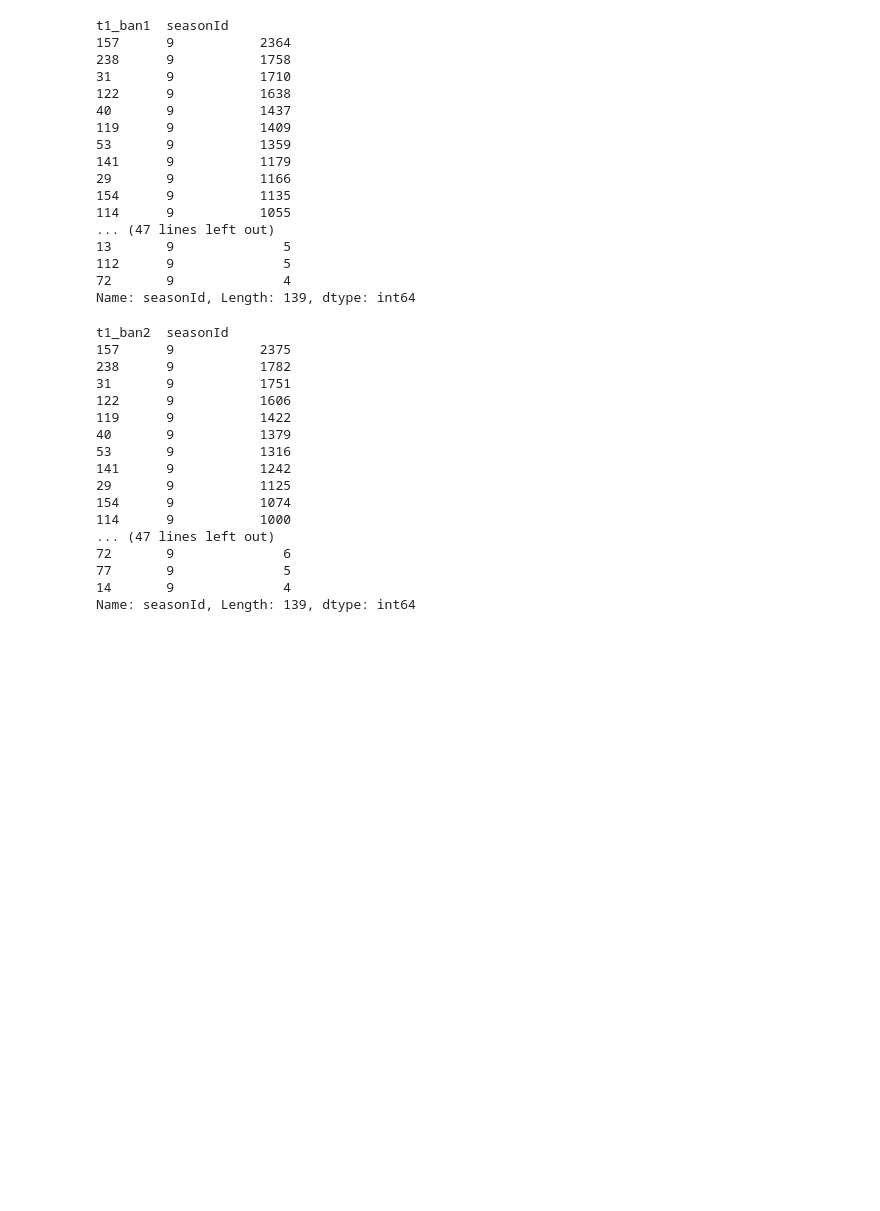
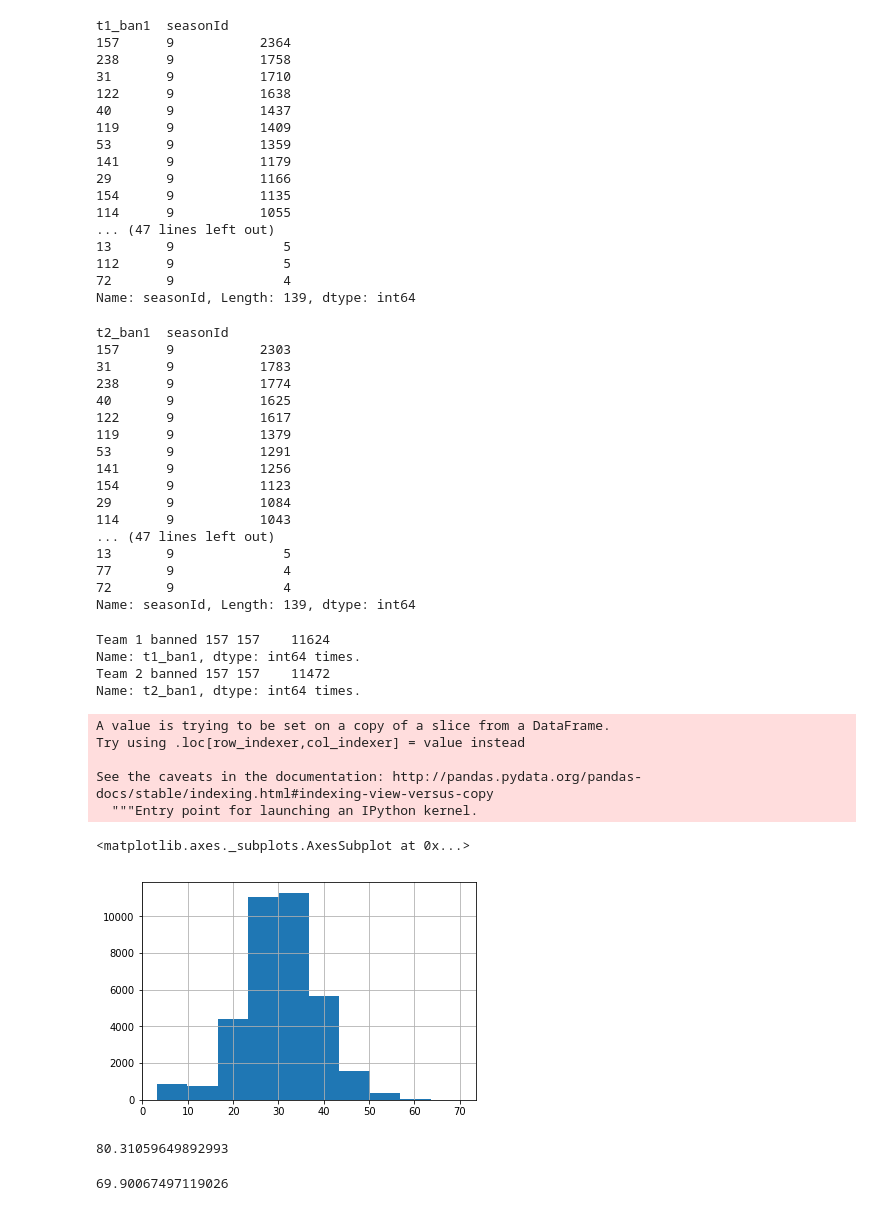
Before and after one commit to Kristian-Roopnarine/ML-League-Of-Legends, a Jupyter notebook: LOL_EDA.ipynb, the cells around one changed output. Drawn from its saved outputs; the diff is of its cells as text; code cells hidden in the pictures; blank space fills up the shorter version.

```diff
--- a/LOL_EDA.ipynb
+++ b/LOL_EDA.ipynb
@@ -237,22 +237,52 @@ t1_ban1  seasonId
 72       9              4
 Name: seasonId, Length: 139, dtype: int64
 # %%
-games_train.groupby(['t1_ban2'])['seasonId'].value_counts().sort_values(ascending=False)
+games_train.groupby(['t2_ban1'])['seasonId'].value_counts().sort_values(ascending=False)
 # %% [output]
-t1_ban2  seasonId
-157      9           2375
-238      9           1782
-31       9           1751
-122      9           1606
-119      9           1422
-40       9           1379
-53       9           1316
-141      9           1242
-29       9           1125
-154      9           1074
-114      9           1000
+t2_ban1  seasonId
+157      9           2303
+31       9           1783
+238      9           1774
+40       9           1625
+122      9           1617
+119      9           1379
+53       9           1291
+141      9           1256
+154      9           1123
+29       9           1084
+114      9           1043
 ... (47 lines left out)
-72       9              6
-77       9              5
-14       9              4
+13       9              5
+77       9              4
+72       9              4
 Name: seasonId, Length: 139, dtype: int64
+# %%
+sum_157_1 = 0
+sum_157_2 = 0
+for i in range(1,3):
+    for j in range(1,6):
+        if i == 1:
+            sum_157_1 += games_train[games_train['t' + str(i) + '_ban' + str(j)] == 157]['t' + str(i) + '_ban' + str(j)].value_counts()
+        else:
+            sum_157_2 += games_train[games_train['t' + str(i) + '_ban' + str(j)] == 157]['t' + str(i) + '_ban' + str(j)].value_counts()
+
+print('Team 1 banned 157 %s times.' % str(sum_157_1))
+print('Team 2 banned 157 %s times.' % str(sum_157_2))
+# %% [output]
+Team 1 banned 157 157    11624
+Name: t1_ban1, dtype: int64 times.
+Team 2 banned 157 157    11472
+Name: t2_ban1, dtype: int64 times.
+# %%
+games_train['gameDuration']=games_train['gameDuration'].apply(lambda x: x/60)
+# %% [output]
+A value is trying to be set on a copy of a slice from a DataFrame.
+Try using .loc[row_indexer,col_indexer] = value instead
+
+See the caveats in the documentation: http://pandas.pydata.org/pandas-docs/stable/indexing.html#indexing-view-versus-copy
+  """Entry point for launching an IPython kernel.
+# %%
+games_train['gameDuration'].hist()
+# %% [output]
+<matplotlib.axes._subplots.AxesSubplot at 0x...>
+[figure, added]
@@ -258,0 +294,8 @@ Name: seasonId, Length: 139, dtype: int64
+# %%
+(tower[games_train['firstInhibitor']==1][games_train['winner']==1].sum()['winner']/winner_1) * 100
+# %% [output]
+80.31059649892993
+# %%
+first_tower_win_1
+# %% [output]
+69.90067497119026
```
Also changed, not shown: parts of 15 cells of this notebook.
